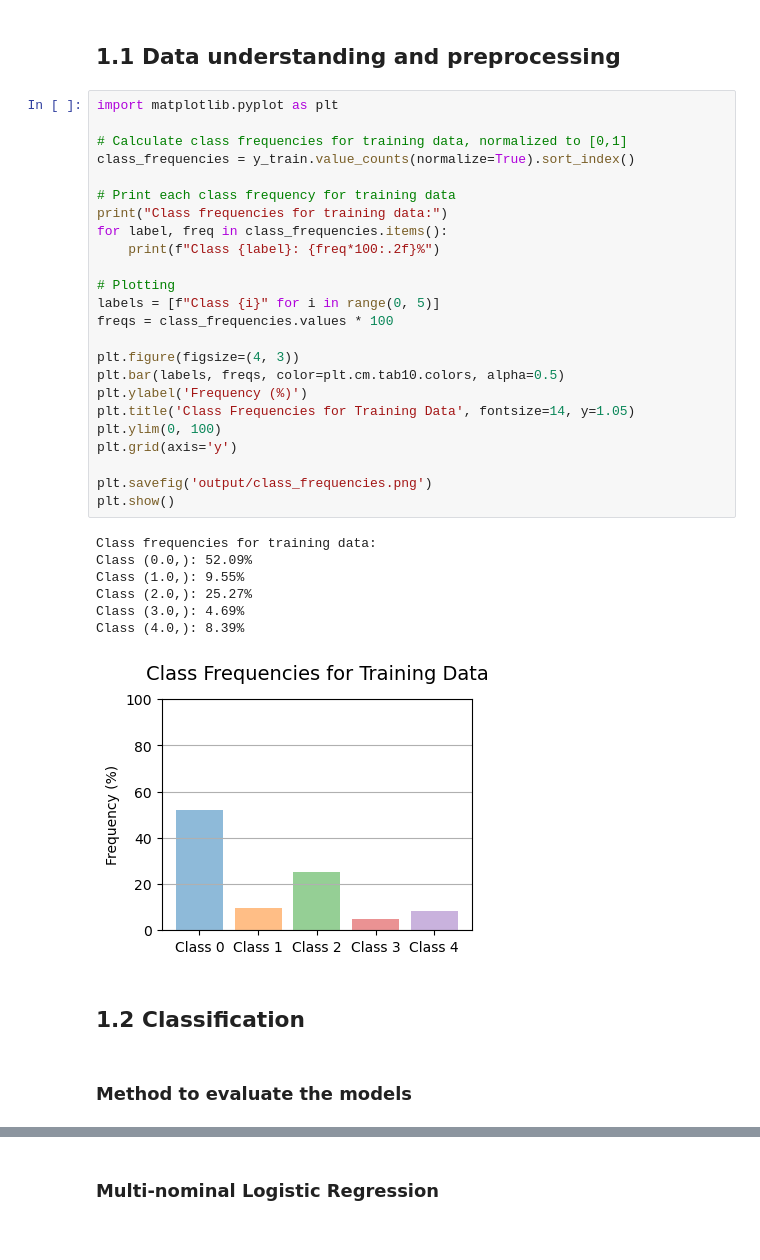
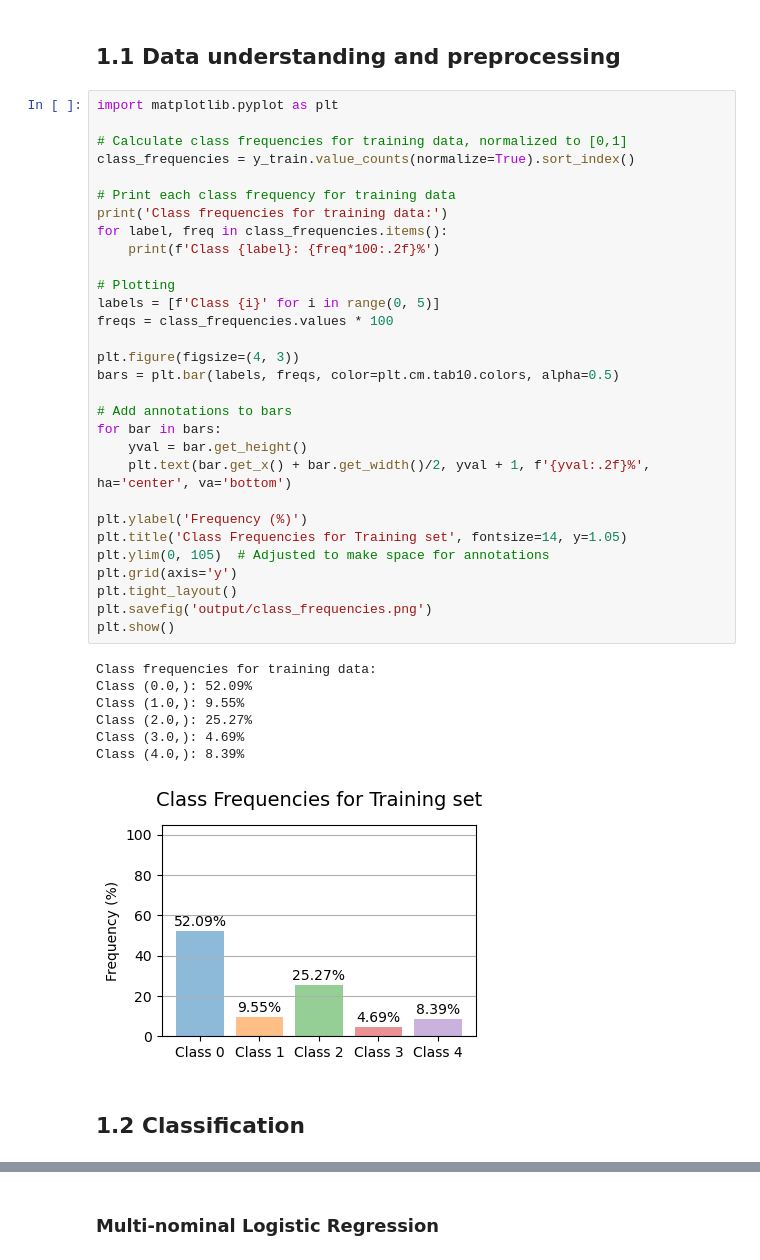
Before and after one commit to henrikdchristensen/DIKU-MLA-A5-Classification-and-DifferentiableProgramming, a Jupyter notebook: notebook.ipynb, the cells around one changed output, grey strips where cells are left out. Cells and saved outputs as stored; diff of their text form.

Commit message:
before adding images to report

```diff
--- a/notebook.ipynb
+++ b/notebook.ipynb
@@ -13,36 +18,40 @@ y_test = pd.read_csv('data\Sleep-EDF-15_U-Time/y_test.csv', header=None)
 # %%
 import matplotlib.pyplot as plt
 
 # Calculate class frequencies for training data, normalized to [0,1]
 class_frequencies = y_train.value_counts(normalize=True).sort_index()
 
 # Print each class frequency for training data
-print("Class frequencies for training data:")
+print('Class frequencies for training data:')
 for label, freq in class_frequencies.items():
-    print(f"Class {label}: {freq*100:.2f}%")
+    print(f'Class {label}: {freq*100:.2f}%')
 
 # Plotting
-labels = [f"Class {i}" for i in range(0, 5)]
+labels = [f'Class {i}' for i in range(0, 5)]
 freqs = class_frequencies.values * 100
 
 plt.figure(figsize=(4, 3))
-plt.bar(labels, freqs, color=plt.cm.tab10.colors, alpha=0.5)
+bars = plt.bar(labels, freqs, color=plt.cm.tab10.colors, alpha=0.5)
+
+# Add annotations to bars
+for bar in bars:
+    yval = bar.get_height()
+    plt.text(bar.get_x() + bar.get_width()/2, yval + 1, f'{yval:.2f}%', ha='center', va='bottom')
+
 plt.ylabel('Frequency (%)')
-plt.title('Class Frequencies for Training Data', fontsize=14, y=1.05)
-plt.ylim(0, 100)
+plt.title('Class Frequencies for Training set', fontsize=14, y=1.05)
+plt.ylim(0, 105)  # Adjusted to make space for annotations
 plt.grid(axis='y')
-
+plt.tight_layout()
 plt.savefig('output/class_frequencies.png')
 plt.show()
 # %% [output]
 Class frequencies for training data:
 Class (0.0,): 52.09%
 Class (1.0,): 9.55%
 Class (2.0,): 25.27%
 Class (3.0,): 4.69%
 Class (4.0,): 8.39%
-[figure, old version]
+[figure, new version]
 # %% [markdown]
 ## 1.2 Classification
-# %% [markdown]
-### Method to evaluate the models
```
Also changed, not shown: parts of 14 cells of this notebook, 7 other files.
